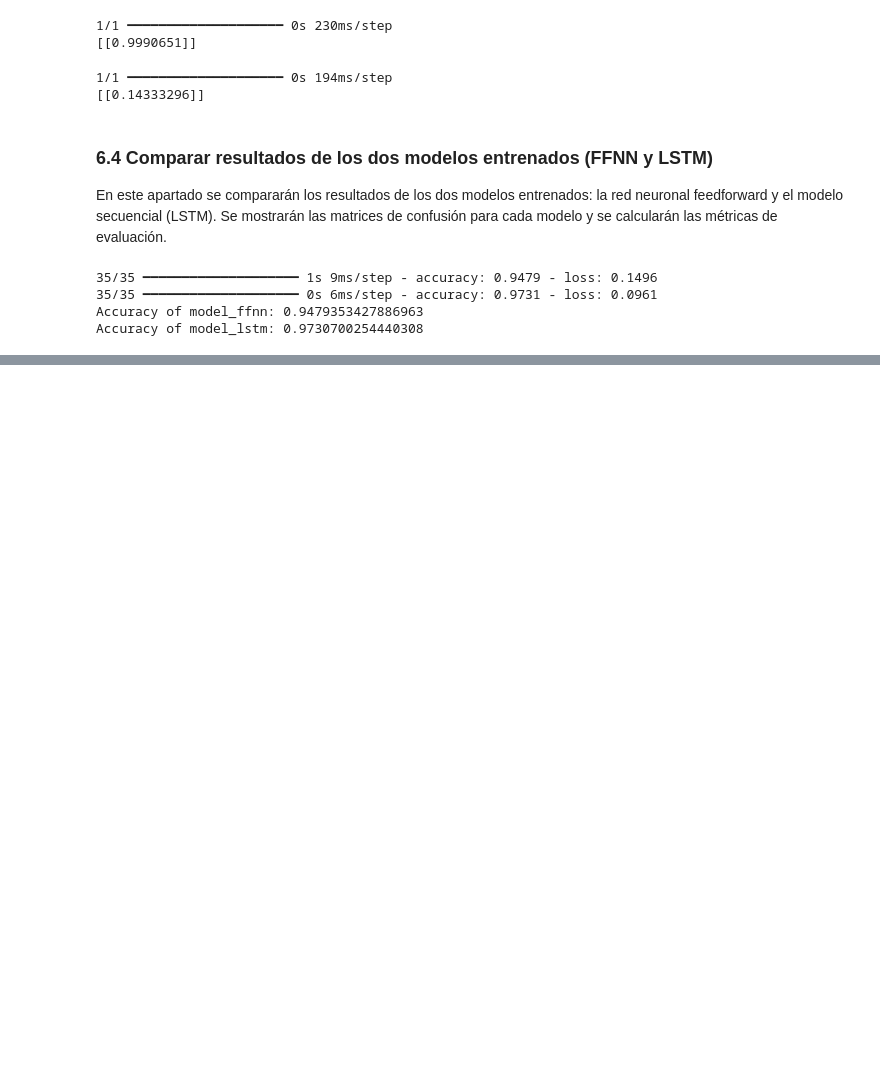
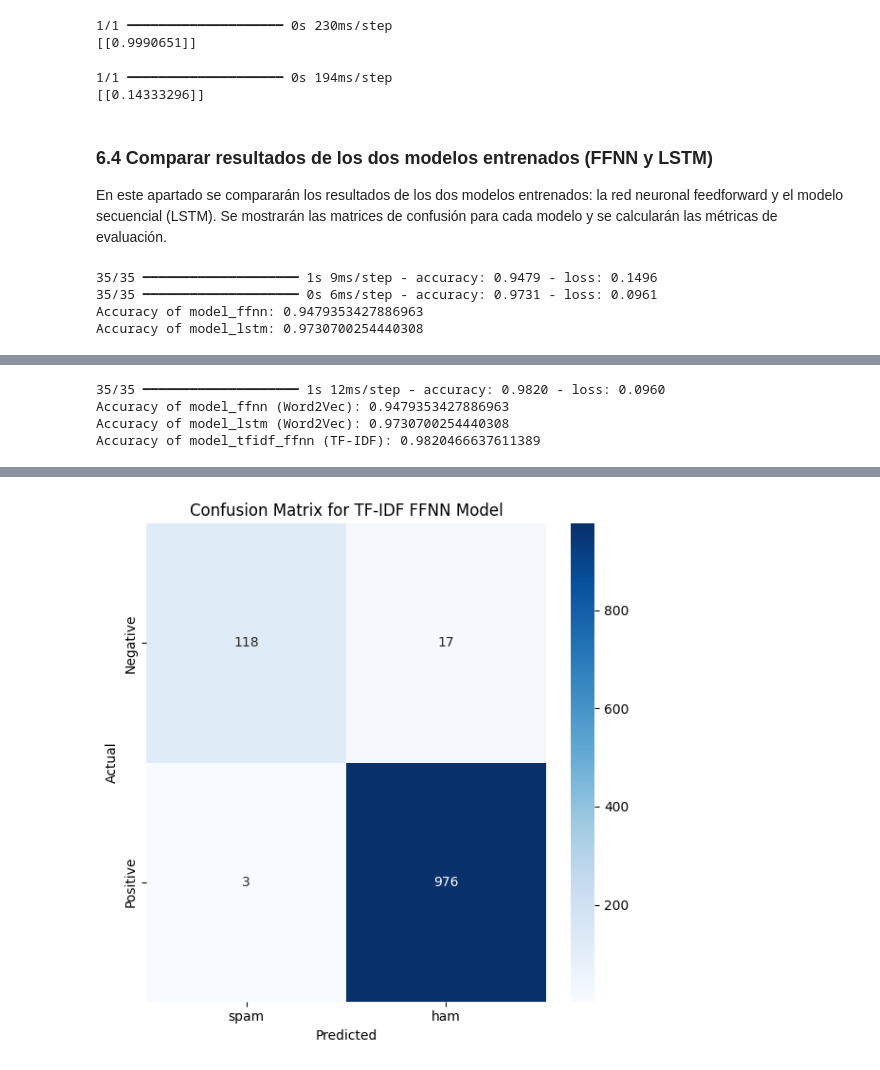
Before and after one commit to leireee08/2.5.NLP_1, a Jupyter notebook: 2_5_NLP_1.ipynb, the cells around one changed output, grey strips where cells are left out. Cells and saved outputs as stored; diff of their text form; code cells hidden in the pictures; blank space fills up the shorter version.

```diff
--- a/2_5_NLP_1.ipynb
+++ b/2_5_NLP_1.ipynb
@@ -547,0 +552,11 @@ Epoch 5/5
+# %%
+# Transformar los mensajes de entrenamiento y prueba usando el TfidfVectorizer ya ajustado
+X_train_tfidf = tfidf_vectorizer.transform(df_train['message_clean'])
+X_test_tfidf = tfidf_vectorizer.transform(df_test['message_clean'])
+
+# Convertir las matrices dispersas a densas si es necesario para el modelo (Keras Sequential prefiere entradas densas)
+X_train_tfidf_dense = X_train_tfidf.toarray()
+X_test_tfidf_dense = X_test_tfidf.toarray()
+
+print(f"Shape de X_train_tfidf_dense: {X_train_tfidf_dense.shape}")
+print(f"Shape de X_test_tfidf_dense: {X_test_tfidf_dense.shape}")
@@ -674,0 +835,29 @@ Podemos ver que el modelos LSTM obtiene mejores resultados a la hora de predecir
+# %%
+# Evaluamos el modelo FFNN con TF-IDF en los datos de test
+loss_tfidf_ffnn, accuracy_tfidf_ffnn = model_tfidf_ffnn.evaluate(X_test_tfidf_dense, y_test)
+
+print(f"Accuracy of model_ffnn (Word2Vec): {accuracy_ffnn}")
+print(f"Accuracy of model_lstm (Word2Vec): {accuracy_lstm}")
+print(f"Accuracy of model_tfidf_ffnn (TF-IDF): {accuracy_tfidf_ffnn}")
+# %% [output]
+35/35 ━━━━━━━━━━━━━━━━━━━━ 1s 12ms/step - accuracy: 0.9820 - loss: 0.0960
+Accuracy of model_ffnn (Word2Vec): 0.9479353427886963
+Accuracy of model_lstm (Word2Vec): 0.9730700254440308
+Accuracy of model_tfidf_ffnn (TF-IDF): 0.9820466637611389
+# %%
+# Get the predictions for model_tfidf_ffnn
+y_pred_tfidf_ffnn = model_tfidf_ffnn.predict(X_test_tfidf_dense)
+y_pred_tfidf_ffnn = (y_pred_tfidf_ffnn > 0.5).astype(int)
+
+# Compute the confusion matrix for model_tfidf_ffnn
+cm_tfidf_ffnn = confusion_matrix(y_test, y_pred_tfidf_ffnn)
+
+# Plot the confusion matrix for the TF-IDF FFNN Model
+plt.figure(figsize=(6, 6))
+sns.heatmap(cm_tfidf_ffnn, annot=True, fmt='g', cmap='Blues', xticklabels=['spam', 'ham'], yticklabels=['Negative', 'Positive'])
+plt.xlabel('Predicted')
+plt.ylabel('Actual')
+plt.title('Confusion Matrix for TF-IDF FFNN Model')
+plt.tight_layout()
+plt.show()
+# %% [output]
@@ -674,0 +865 @@ Podemos ver que el modelos LSTM obtiene mejores resultados a la hora de predecir
+[figure, added]
```
Also changed, not shown: parts of 14 cells of this notebook.
